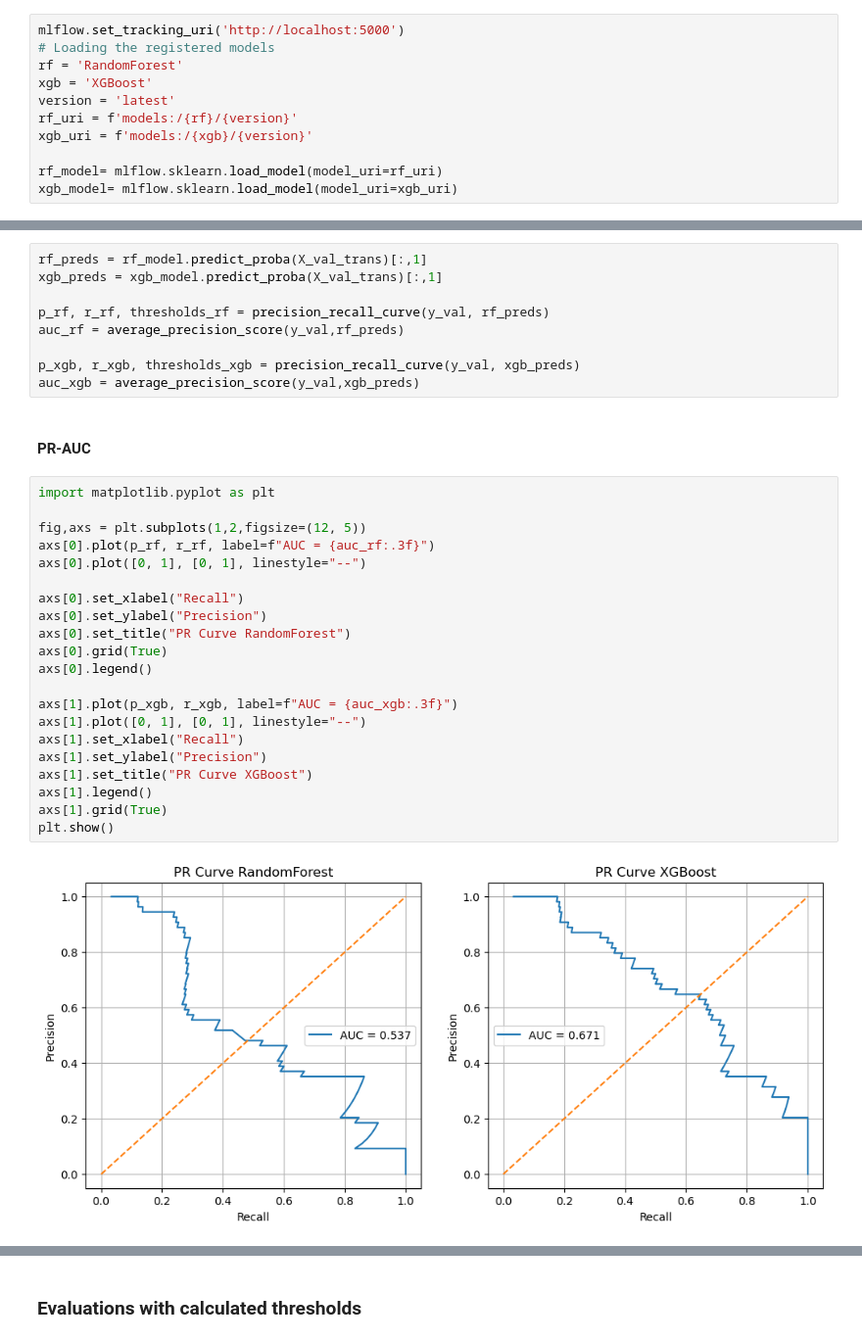
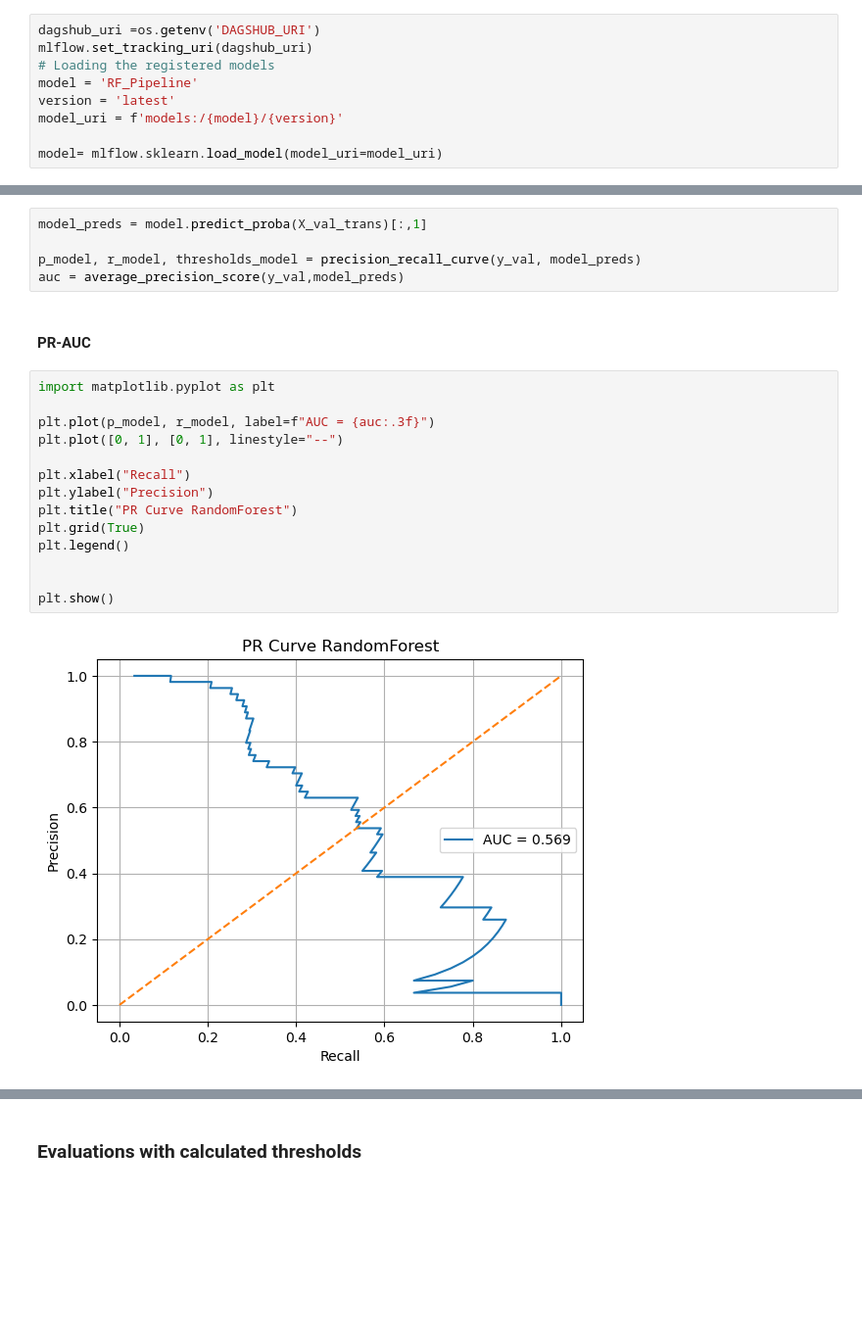
Before and after one commit to Krishna72user/Predictive-Maintenance-System, a Jupyter notebook: notebooks/02_model_experiments.ipynb, the cells around one changed output, grey strips where cells are left out. Shown at 98% size. Drawn from its saved outputs; the diff is of its cells as text; blank space fills up the shorter version.

```diff
--- a/notebooks/02_model_experiments.ipynb
+++ b/notebooks/02_model_experiments.ipynb
@@ -163,13 +236,11 @@ Created version '2' of model 'XGBoost'.
 # %% [markdown]
 ## Threshold Tuning
 # %%
-mlflow.set_tracking_uri('http://localhost:5000')
+dagshub_uri =os.getenv('DAGSHUB_URI')
+mlflow.set_tracking_uri(dagshub_uri)
 # Loading the registered models
-rf = 'RandomForest'
-xgb = 'XGBoost'
+model = 'RF_Pipeline'
 version = 'latest'
-rf_uri = f'models:/{rf}/{version}'
-xgb_uri = f'models:/{xgb}/{version}'
+model_uri = f'models:/{model}/{version}'
 
-rf_model= mlflow.sklearn.load_model(model_uri=rf_uri)
-xgb_model= mlflow.sklearn.load_model(model_uri=xgb_uri)
+model= mlflow.sklearn.load_model(model_uri=model_uri)
@@ -176,35 +249,24 @@ xgb_model= mlflow.sklearn.load_model(model_uri=xgb_uri)
 # %%
-rf_preds = rf_model.predict_proba(X_val_trans)[:,1]
-xgb_preds = xgb_model.predict_proba(X_val_trans)[:,1]
+model_preds = model.predict_proba(X_val_trans)[:,1]
 
-p_rf, r_rf, thresholds_rf = precision_recall_curve(y_val, rf_preds)
-auc_rf = average_precision_score(y_val,rf_preds)
-
-p_xgb, r_xgb, thresholds_xgb = precision_recall_curve(y_val, xgb_preds)
-auc_xgb = average_precision_score(y_val,xgb_preds)
+p_model, r_model, thresholds_model = precision_recall_curve(y_val, model_preds)
+auc = average_precision_score(y_val,model_preds)
 # %% [markdown]
 #### **PR-AUC**
 # %%
 import matplotlib.pyplot as plt
 
-fig,axs = plt.subplots(1,2,figsize=(12, 5))
-axs[0].plot(p_rf, r_rf, label=f"AUC = {auc_rf:.3f}")
-axs[0].plot([0, 1], [0, 1], linestyle="--")
+plt.plot(p_model, r_model, label=f"AUC = {auc:.3f}")
+plt.plot([0, 1], [0, 1], linestyle="--")
 
-axs[0].set_xlabel("Recall")
-axs[0].set_ylabel("Precision")
-axs[0].set_title("PR Curve RandomForest")
-axs[0].grid(True)
-axs[0].legend()
+plt.xlabel("Recall")
+plt.ylabel("Precision")
+plt.title("PR Curve RandomForest")
+plt.grid(True)
+plt.legend()
 
-axs[1].plot(p_xgb, r_xgb, label=f"AUC = {auc_xgb:.3f}")
-axs[1].plot([0, 1], [0, 1], linestyle="--")
-axs[1].set_xlabel("Recall")
-axs[1].set_ylabel("Precision")
-axs[1].set_title("PR Curve XGBoost")
-axs[1].legend()
-axs[1].grid(True)
+
 plt.show()
 # %% [output]
-[figure, old version]
+[figure, new version]
 # %%
```
Also changed, not shown: parts of 13 cells of this notebook, 35 other files.
